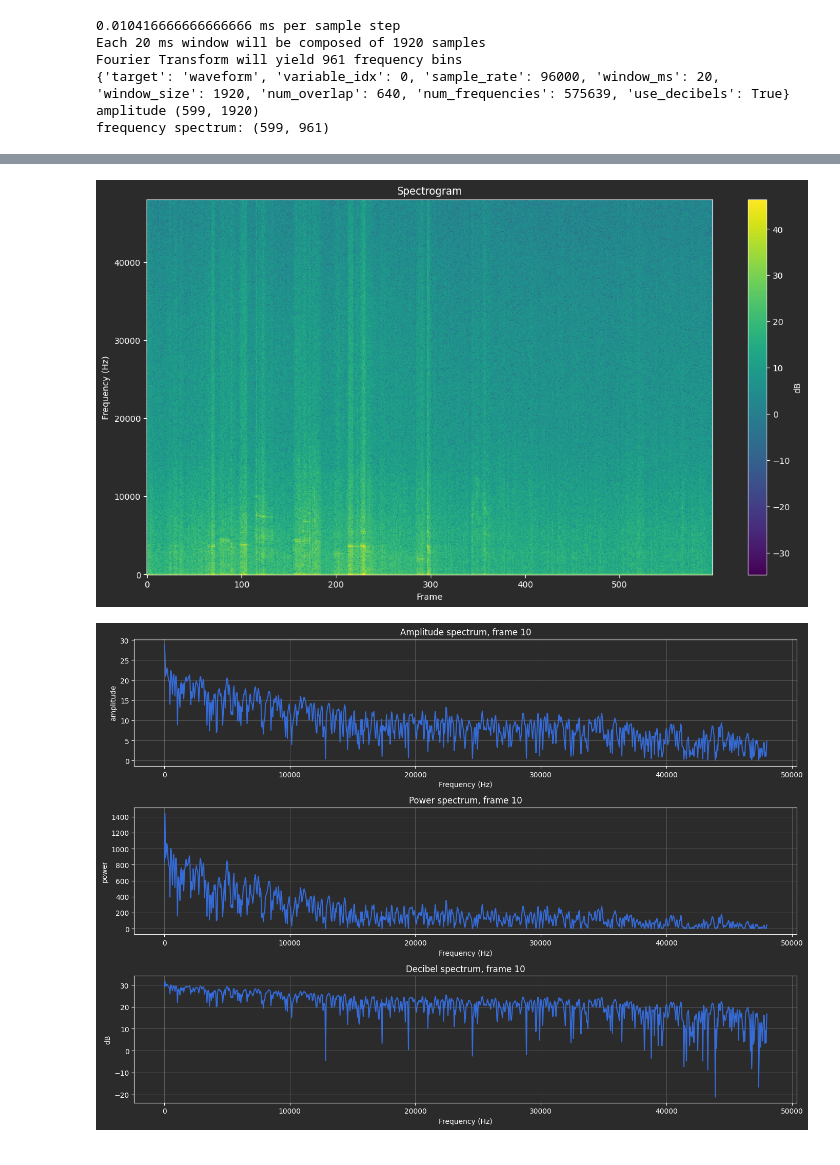
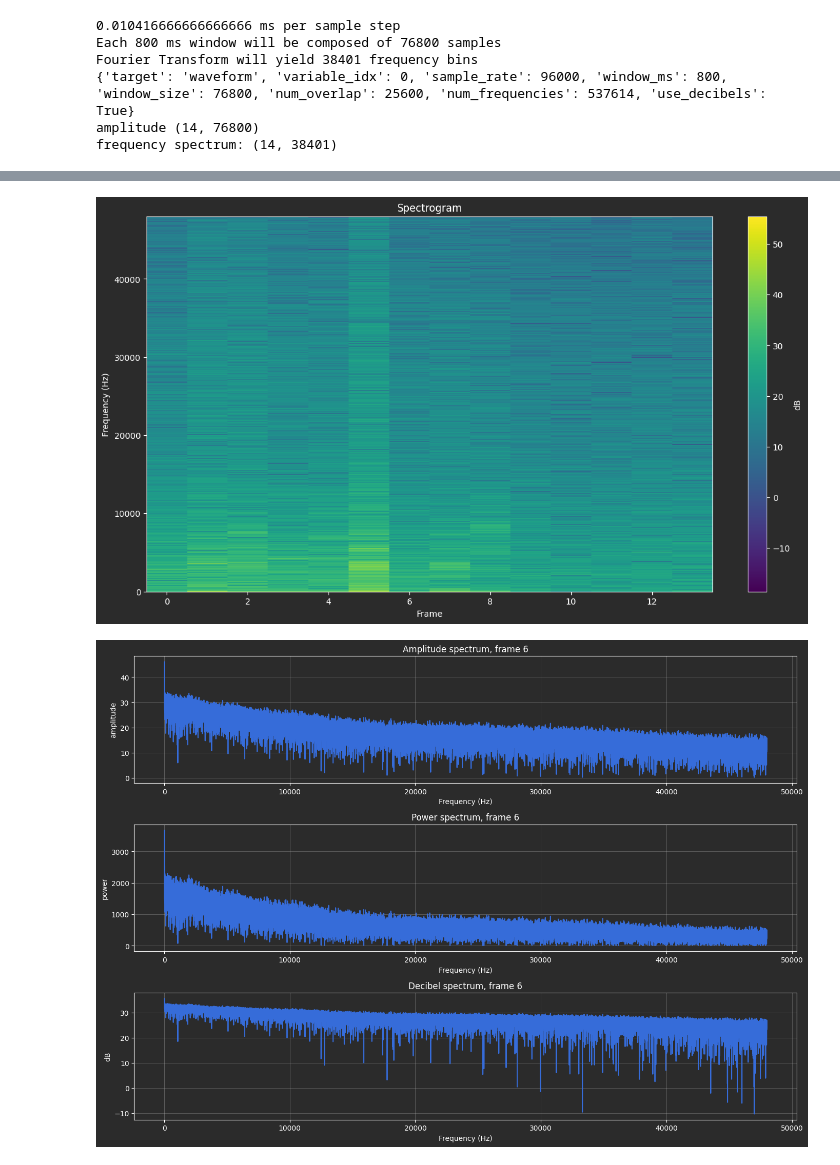
Before and after one commit to Davidgraey/ml-tools, a Jupyter notebook: notebooks/elephant_training_latentspace.ipynb, the cells around one changed output, grey strips where cells are left out. Saved outputs shown, nothing was run; the diff lists cells and outputs as text; code cells hidden in the pictures.

```diff
--- a/notebooks/elephant_training_latentspace.ipynb
+++ b/notebooks/elephant_training_latentspace.ipynb
@@ -24,7 +21,7 @@ MAX_POSSIBLE_WINDOWS = 500
 # %%
-from ml_tools.encoders.audio_encoders import AudioProcessor, read_wav, window_size_from_ms, plot_waveform, plot_spectrogram, plot_window_spectra, build_windows
+from ml_tools.encoders.audio_encoders import AudioProcessor, read_wav, window_size_from_ms, plot_waveform, plot_spectrogram, plot_window_spectra, build_windows, progressive_downsample
 
-WINDOW_LENGTH_MS = 20 # our window length
+WINDOW_LENGTH_MS = 800 # our window length
 sample_rate, waveform_l = read_wav("../test.wav", channel=0)
 sample_rate, waveform_r = read_wav("../test.wav", channel=1)
 
@@ -53,21 +50,21 @@ print(audio_enc.metadata)
 print("amplitude", encoded_data["amplitude"].shape, "\nfrequency spectrum:", encoded_data["spectrum"].shape)
 # %% [output]
 0.010416666666666666 ms per sample step
-Each 20 ms window will be composed of 1920 samples
-Fourier Transform will yield 961 frequency bins
-{'target': 'waveform', 'variable_idx': 0, 'sample_rate': 96000, 'window_ms': 20, 'window_size': 1920, 'num_overlap': 640, 'num_frequencies': 575639, 'use_decibels': True}
-amplitude (599, 1920)
-frequency spectrum: (599, 961)
+Each 800 ms window will be composed of 76800 samples
+Fourier Transform will yield 38401 frequency bins
+{'target': 'waveform', 'variable_idx': 0, 'sample_rate': 96000, 'window_ms': 800, 'window_size': 76800, 'num_overlap': 25600, 'num_frequencies': 537614, 'use_decibels': True}
+amplitude (14, 76800)
+frequency spectrum: (14, 38401)
 # %%
 plot_waveform(waveform_l)
 plot_spectrogram(encoded_data["spectrum"].real, audio_enc.freqs)
 plot_window_spectra(
-        encoded_data["spectrum"].real, audio_enc.freqs, index=10, window_size=time_per_sample
+        encoded_data["spectrum"].real, audio_enc.freqs, index=6, window_size=time_per_sample
     )
 # %% [output]
 [figure]
-[figure, old version]
+[figure, new version]
-[figure, old version]
+[figure, new version]
 # %%
 # loading our audio files:
 import os
```
Also changed, not shown: parts of 10 cells of this notebook, 5 other files.
